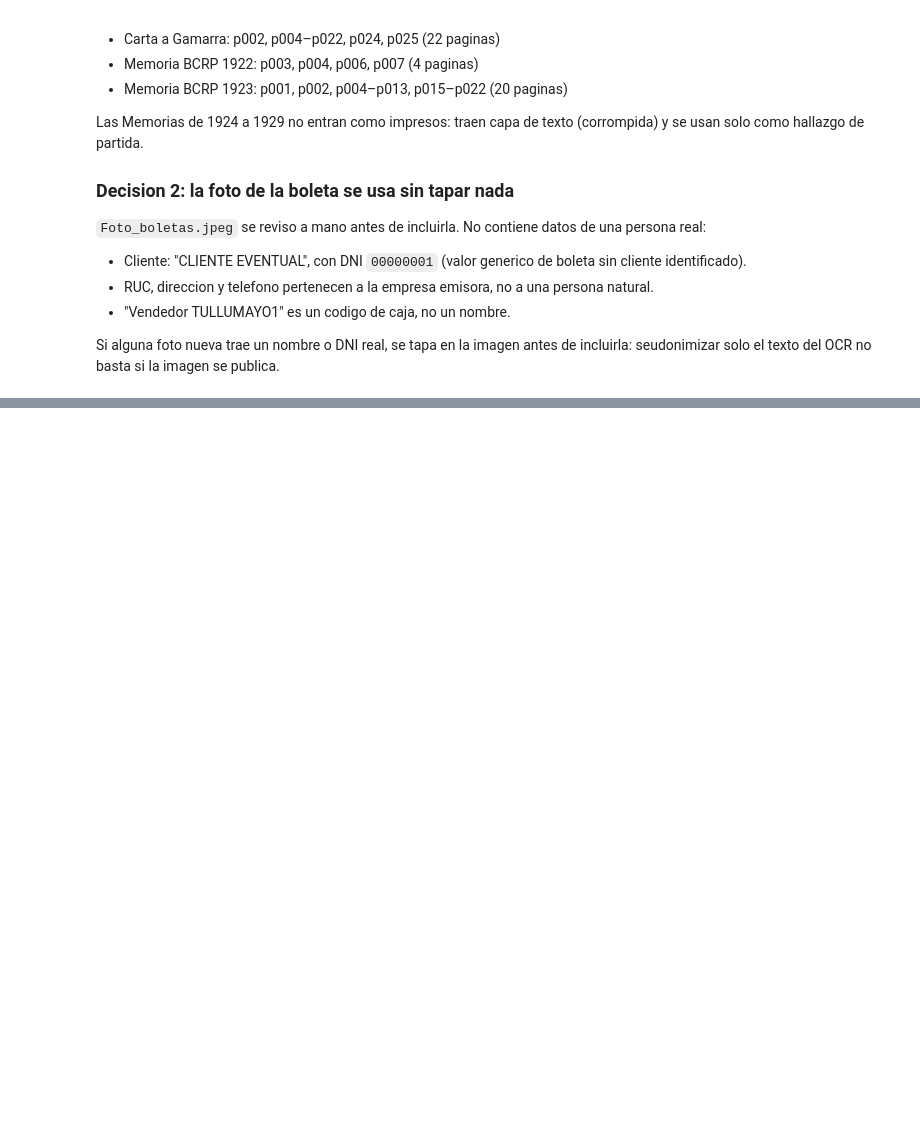
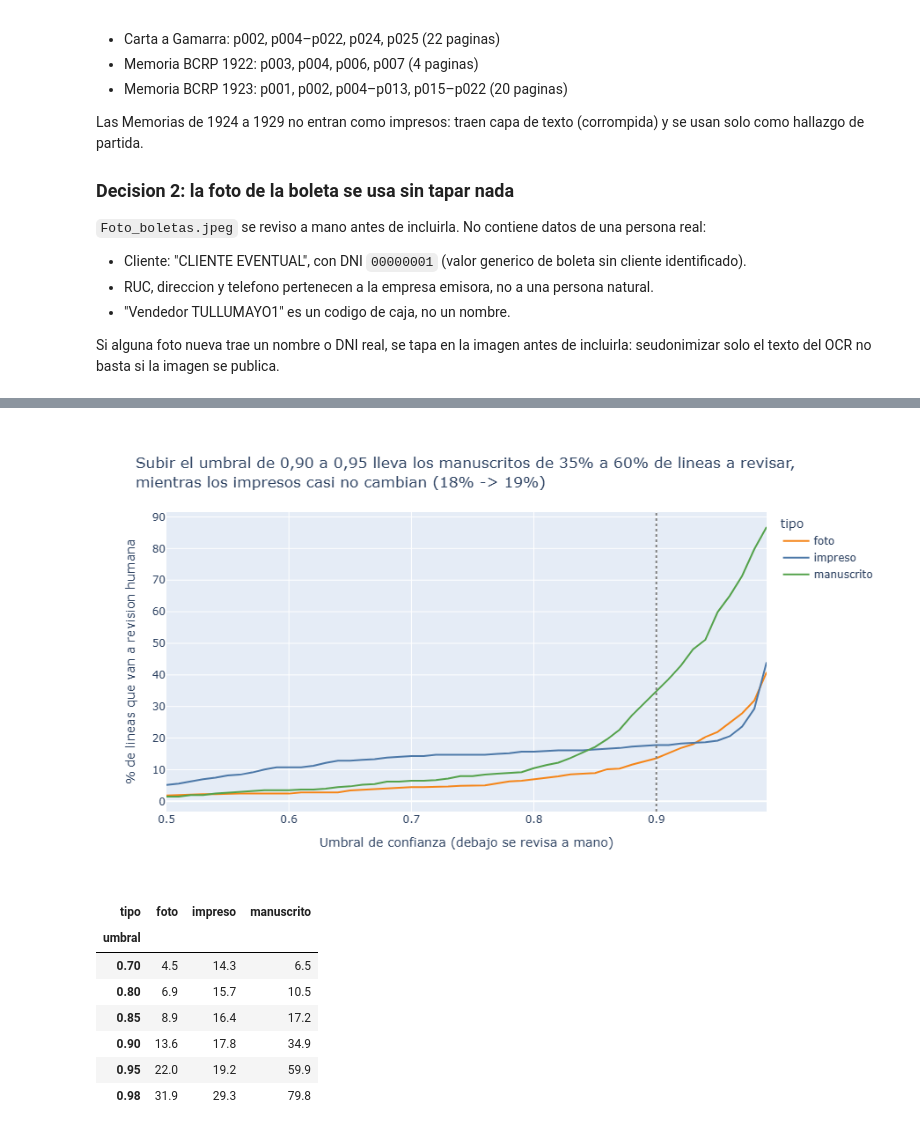
Before and after one commit to gabriela-pozo/Cursos, a Jupyter notebook: tarea_2/01_extraccion.ipynb, the cells around one changed output, grey strips where cells are left out. Saved outputs shown, nothing was run; the diff lists cells and outputs as text; code cells hidden in the pictures; blank space fills up the shorter version.

```diff
--- a/tarea_2/01_extraccion.ipynb
+++ b/tarea_2/01_extraccion.ipynb
@@ -60,0 +461,26 @@ seudonimizar solo el texto del OCR no basta si la imagen se publica.
+# %%
+umbrales = np.round(np.arange(0.50, 0.991, 0.01), 2)
+curva = pd.DataFrame([
+    {"umbral": u, "tipo": t, "pct_a_revisar": 100 * (g["confianza"] < u).mean()}
+    for u in umbrales for t, g in lineas.groupby("tipo")])
+c = curva.set_index(["tipo", "umbral"])["pct_a_revisar"]
+
+fig = px.line(curva, x="umbral", y="pct_a_revisar", color="tipo", color_discrete_map=COLORES,
+              labels={"umbral": "Umbral de confianza (debajo se revisa a mano)",
+                      "pct_a_revisar": "% de lineas que van a revision humana"},
+              title=(f"Subir el umbral de 0,90 a 0,95 lleva los manuscritos de {c['manuscrito', 0.90]:.0f}% "
+                     f"a {c['manuscrito', 0.95]:.0f}% de lineas a revisar,<br>mientras los impresos casi no cambian "
+                     f"({c['impreso', 0.90]:.0f}% -> {c['impreso', 0.95]:.0f}%)"))
+fig.add_vline(x=UMBRAL, line_dash="dot", line_color="gray")
+fig.show()
+c.unstack("tipo").loc[[0.70, 0.80, 0.85, 0.90, 0.95, 0.98]].round(1)
+# %% [output]
+[figure, added]
+| tipo | foto | impreso | manuscrito |
+| umbral |  |  |  |
+| 0.70 | 4.5 | 14.3 | 6.5 |
+| 0.80 | 6.9 | 15.7 | 10.5 |
+| 0.85 | 8.9 | 16.4 | 17.2 |
+| 0.90 | 13.6 | 17.8 | 34.9 |
+| 0.95 | 22.0 | 19.2 | 59.9 |
+| 0.98 | 31.9 | 29.3 | 79.8 |
```
Also changed, not shown: parts of 22 cells of this notebook, 9 other files.
